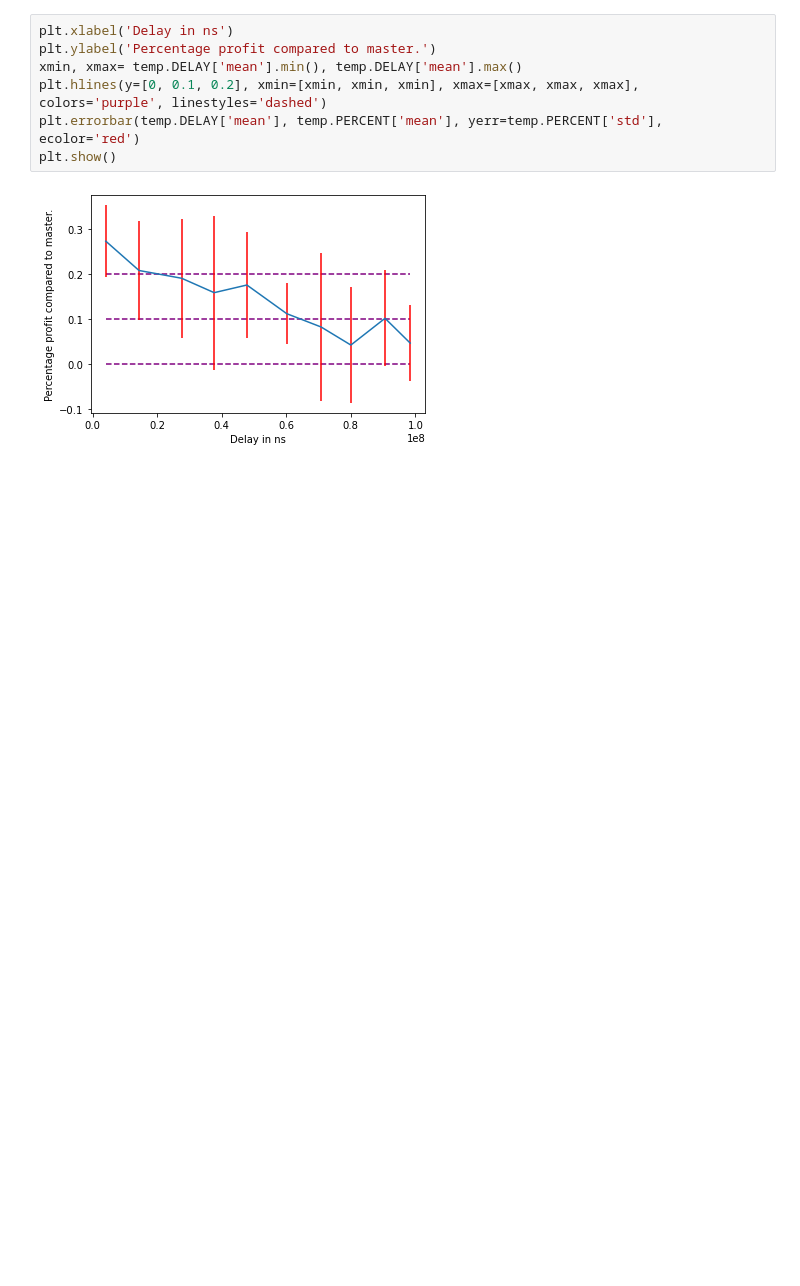
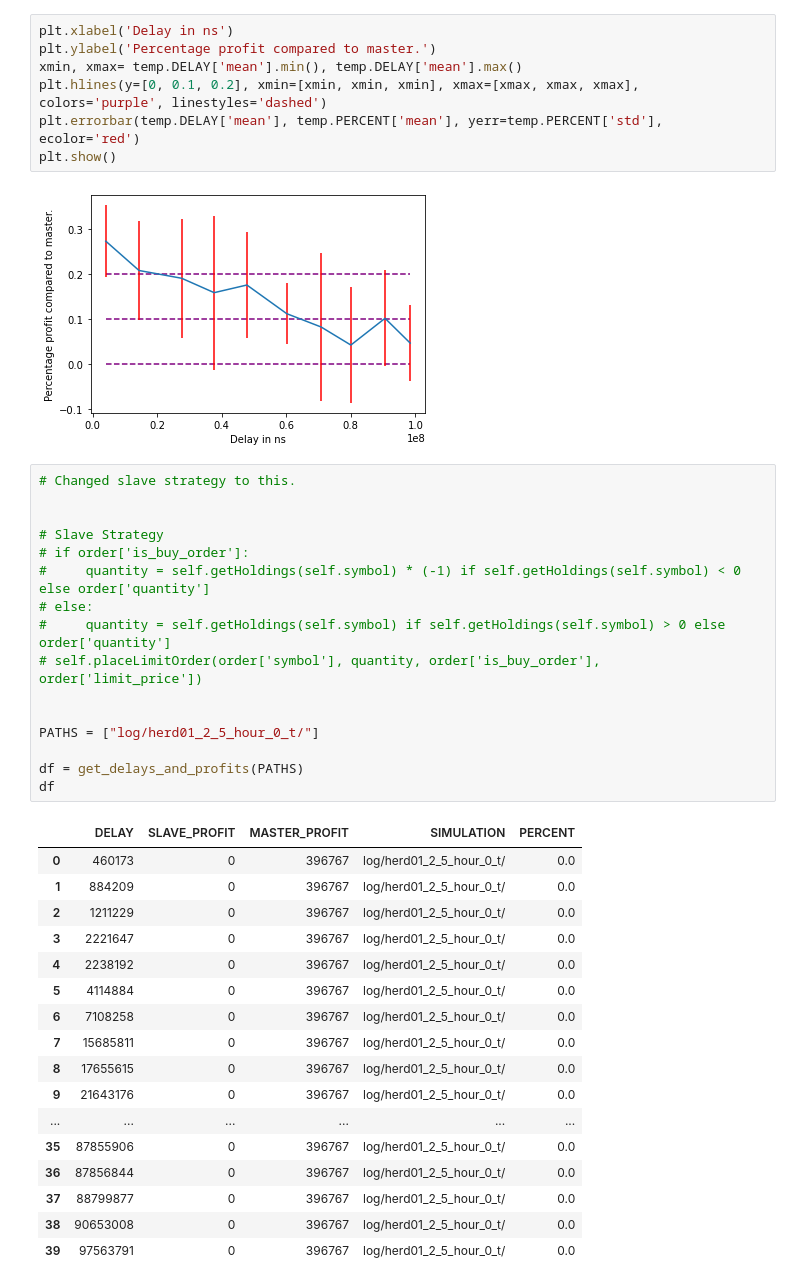
Before and after one commit to hogier/abides, a Jupyter notebook: explore.ipynb, the cells around one changed output. Cells and saved outputs as stored; diff of their text form; blank space fills up the shorter version.

```diff
--- a/explore.ipynb
+++ b/explore.ipynb
@@ -216,3 +216,37 @@ plt.errorbar(temp.DELAY['mean'], temp.PERCENT['mean'], yerr=temp.PERCENT['std'],
 plt.show()
 # %% [output]
 [figure]
+# %%
+# Changed slave strategy to this.
+
+
+# Slave Strategy
+# if order['is_buy_order']:
+#     quantity = self.getHoldings(self.symbol) * (-1) if self.getHoldings(self.symbol) < 0 else order['quantity']
+# else:
+#     quantity = self.getHoldings(self.symbol) if self.getHoldings(self.symbol) > 0 else order['quantity']
+# self.placeLimitOrder(order['symbol'], quantity, order['is_buy_order'], order['limit_price'])
+
+
+PATHS = ["log/herd01_2_5_hour_0_t/"]
+
+df = get_delays_and_profits(PATHS)
+df
+# %% [output]
+|  | DELAY | SLAVE_PROFIT | MASTER_PROFIT | SIMULATION | PERCENT |
+| 0 | 460173 | 0 | 396767 | log/herd01_2_5_hour_0_t/ | 0.0 |
+| 1 | 884209 | 0 | 396767 | log/herd01_2_5_hour_0_t/ | 0.0 |
+| 2 | 1211229 | 0 | 396767 | log/herd01_2_5_hour_0_t/ | 0.0 |
+| 3 | 2221647 | 0 | 396767 | log/herd01_2_5_hour_0_t/ | 0.0 |
+| 4 | 2238192 | 0 | 396767 | log/herd01_2_5_hour_0_t/ | 0.0 |
+| 5 | 4114884 | 0 | 396767 | log/herd01_2_5_hour_0_t/ | 0.0 |
+| 6 | 7108258 | 0 | 396767 | log/herd01_2_5_hour_0_t/ | 0.0 |
+| 7 | 15685811 | 0 | 396767 | log/herd01_2_5_hour_0_t/ | 0.0 |
+| 8 | 17655615 | 0 | 396767 | log/herd01_2_5_hour_0_t/ | 0.0 |
+| 9 | 21643176 | 0 | 396767 | log/herd01_2_5_hour_0_t/ | 0.0 |
+| ... | ... | ... | ... | ... | ... |
+| 35 | 87855906 | 0 | 396767 | log/herd01_2_5_hour_0_t/ | 0.0 |
+| 36 | 87856844 | 0 | 396767 | log/herd01_2_5_hour_0_t/ | 0.0 |
+| 37 | 88799877 | 0 | 396767 | log/herd01_2_5_hour_0_t/ | 0.0 |
+| 38 | 90653008 | 0 | 396767 | log/herd01_2_5_hour_0_t/ | 0.0 |
+| 39 | 97563791 | 0 | 396767 | log/herd01_2_5_hour_0_t/ | 0.0 |
```
Also changed, not shown: 2 other files.
